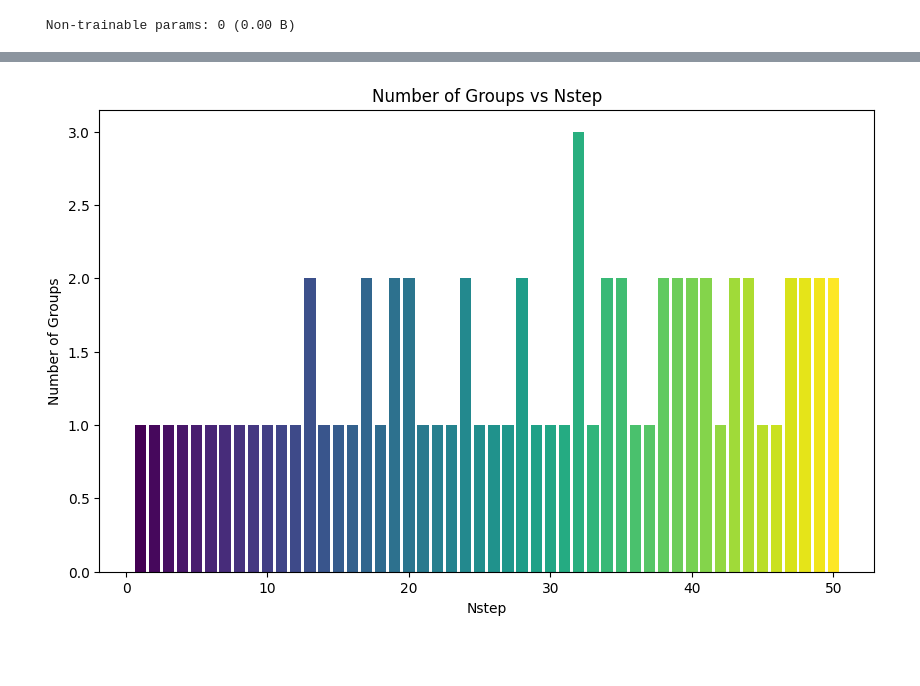
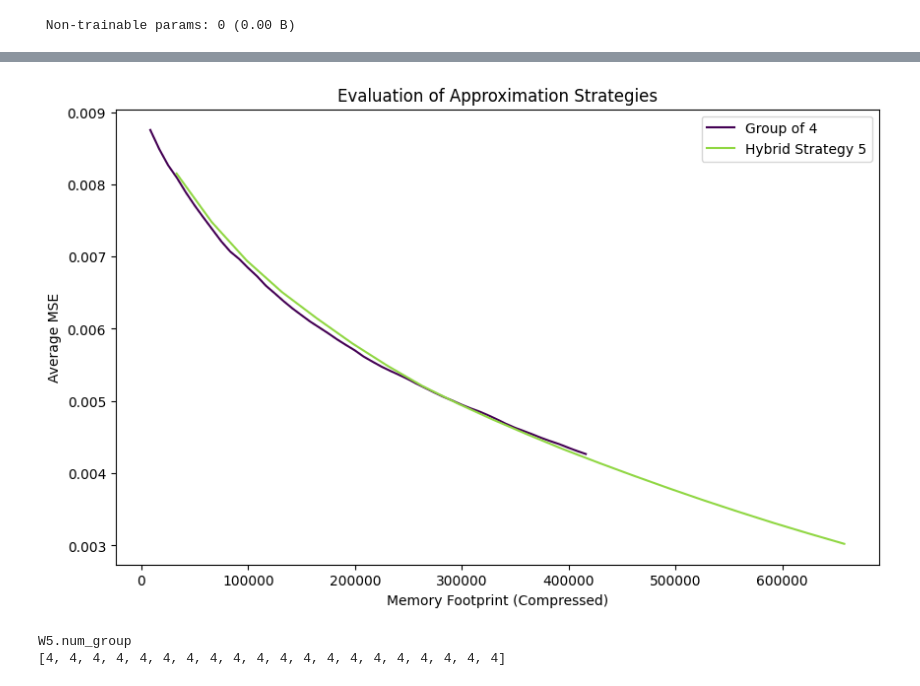
Before and after one commit to justinhuang666666/Approximate-Matrix-Vector-Multiplication, a Jupyter notebook: Fashion_LSTM.ipynb, the cells around one changed output, grey strips where cells are left out. Cells and saved outputs as stored; diff of their text form; code cells hidden in the pictures; blank space fills up the shorter version.

```diff
--- a/Fashion_LSTM.ipynb
+++ b/Fashion_LSTM.ipynb
@@ -763,6 +400,32 @@ W_c = kernel[:,hidden_len*3:].T
 H_c = recurrent_kernel[:,hidden_len*3:].T
 C = np.hstack([W_c,H_c])
 
-weight_array = [I,F,O,C]
+weight_array_right = [I,F,O,C]
+# %%
+LSTM_left_layer = model_fashion_lstm.get_layer('LSTM_left')
+kernel, recurrent_kernel, bias = LSTM_left_layer.get_weights()
+
+input_len = kernel.shape[0]
+hidden_len = recurrent_kernel.shape[0]
+
+W_i = kernel[:,:hidden_len].T
+H_i = recurrent_kernel[:,:hidden_len].T
+I = np.hstack([W_i,H_i])
+
+W_f = kernel[:,hidden_len:hidden_len*2].T
+H_f = recurrent_kernel[:,hidden_len:hidden_len*2].T
+F = np.hstack([W_f,H_f])
+
+W_o = kernel[:,hidden_len*2:hidden_len*3].T
+H_o = recurrent_kernel[:,hidden_len*2:hidden_len*3].T
+O = np.hstack([W_o,H_o])
+
+W_c = kernel[:,hidden_len*3:].T
+H_c = recurrent_kernel[:,hidden_len*3:].T
+C = np.hstack([W_c,H_c])
+
+weight_array_left = [I,F,O,C]
+# %%
+weight_array = [weight_array_left[0],weight_array_right[0],weight_array_left[1],weight_array_right[1]]
 # %%
 def evaluation1(weight_array):
@@ -857,19 +536,0 @@ evaluation1(weight_array)
-# %%
-def evaluation3(weight_array,strategy):
-    W = WeightArrayStep(weight_array,0.0001)
-    Nsteps = range(1, 51)
-
-    for step in Nsteps:
-        W.hybrid_iterative_approximation_step(strategy)
-
-    # Get a color map and generate a color for each bar
-    colors = cm.viridis(np.linspace(0, 1, len(Nsteps)))
-
-    plt.figure(figsize=(10, 6))
-    plt.bar(Nsteps, W.num_group, color=colors)
-    plt.xlabel('Nstep')
-    plt.ylabel('Number of Groups')
-    plt.title('Number of Groups vs Nstep')
-    plt.show()
-# %% [output]
-[figure, removed]
@@ -883,0 +537,6 @@ evaluation3(weight_array,6)
+# %%
+evaluation1(weight_array)
+# %% [output]
+[figure, added]
+W5.num_group
+[4, 4, 4, 4, 4, 4, 4, 4, 4, 4, 4, 4, 4, 4, 4, 4, 4, 4, 4, 4]
```
Also changed, not shown: parts of 37 cells of this notebook, 8 other files.
